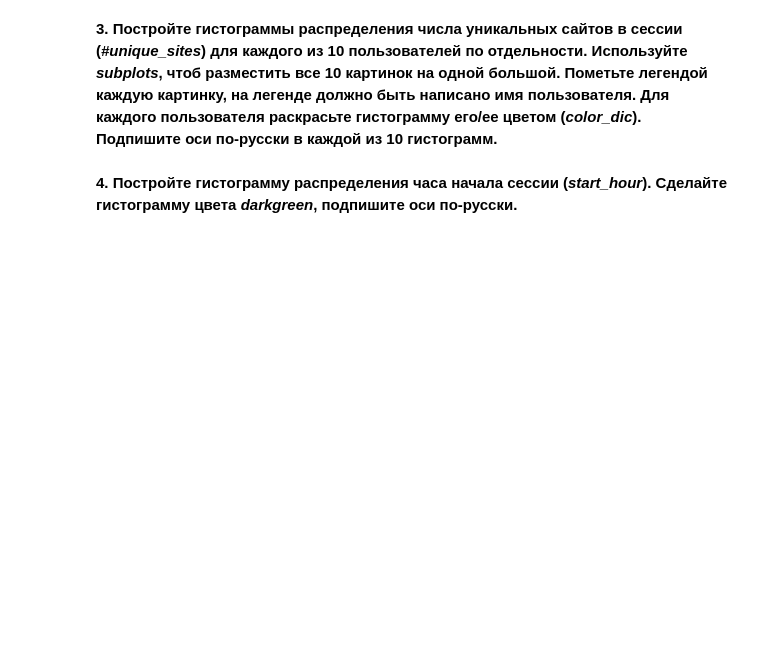
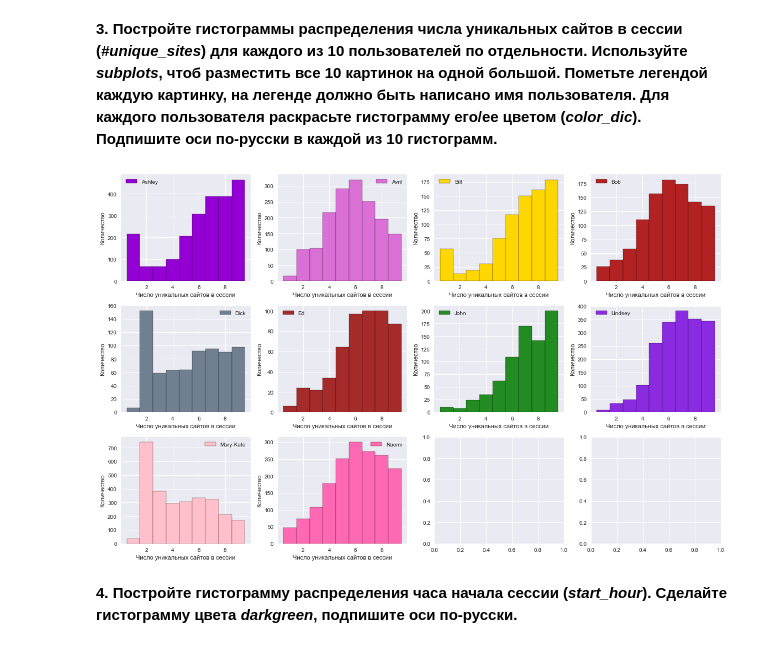
Before and after one commit to maxis42/Machine-Learning-and-Data-Analysis-Coursera-Yandex-MIPT, a Jupyter notebook: 6 Data analysis project/1 Internet users pattern mining/Week 3 Visual analysis and fe/week3_visual_analysis_and_fe_PR.ipynb, the cells around one changed output. Cells and saved outputs as stored; diff of their text form; code cells hidden in the pictures; blank space fills up the shorter version.

```diff
--- a/6 Data analysis project/1 Internet users pattern mining/Week 3 Visual analysis and fe/week3_visual_analysis_and_fe_PR.ipynb
+++ b/6 Data analysis project/1 Internet users pattern mining/Week 3 Visual analysis and fe/week3_visual_analysis_and_fe_PR.ipynb
@@ -210,10 +226,18 @@ train_data_10users['#unique_sites']  ''' ВАШ КОД ЗДЕСЬ '''
 # %% [markdown]
 **3. Постройте гистограммы распределения числа уникальных сайтов в сессии (*#unique_sites*) для каждого из 10 пользователей по отдельности. Используйте *subplots*, чтоб разместить все 10 картинок на одной большой. Пометьте легендой каждую картинку, на легенде должно быть написано имя пользователя. Для каждого пользователя раскрасьте гистограмму его/ее цветом (*color_dic*). Подпишите оси по-русски в каждой из 10 гистограмм.**
-# %%
-fig, axes = plt.subplots(nrows=3, ncols=4, figsize=(16, 10))
-
-# как вариант, можно и по-другому
-for idx, (user, sub_df) in  enumerate(pd.groupby(train_data_10users, 'user_id')):
-     ''' ВАШ КОД ЗДЕСЬ '''
+# %%
+fig, ax = plt.subplots(nrows=3, ncols=4, figsize=(16, 10))
+
+for idx, (user, sub_df) in enumerate(train_data_10users.groupby('target')):
+    i, j = idx // 4, idx % 4
+    num_unique_sites_hist = sub_df['#unique_sites']
+    bins = range(num_unique_sites_hist.min(), int(np.ceil(num_unique_sites_hist.max())) + 1)
+    ax[i, j].hist(num_unique_sites_hist, label=user, color=color_dic[user], edgecolor='black', bins=bins, align='left')
+    ax[i, j].legend()
+    ax[i, j].set_xlabel(u'Число уникальных сайтов в сессии')
+    ax[i, j].set_ylabel(u'Количество')
+    plt.tight_layout()
+# %% [output]
+[figure, added]
 # %% [markdown]
 **4. Постройте гистограмму распределения часа начала сессии (*start_hour*). Сделайте гистограмму цвета *darkgreen*, подпишите оси по-русски.**
```
Also changed, not shown: parts of 32 cells of this notebook, 1 other file.
